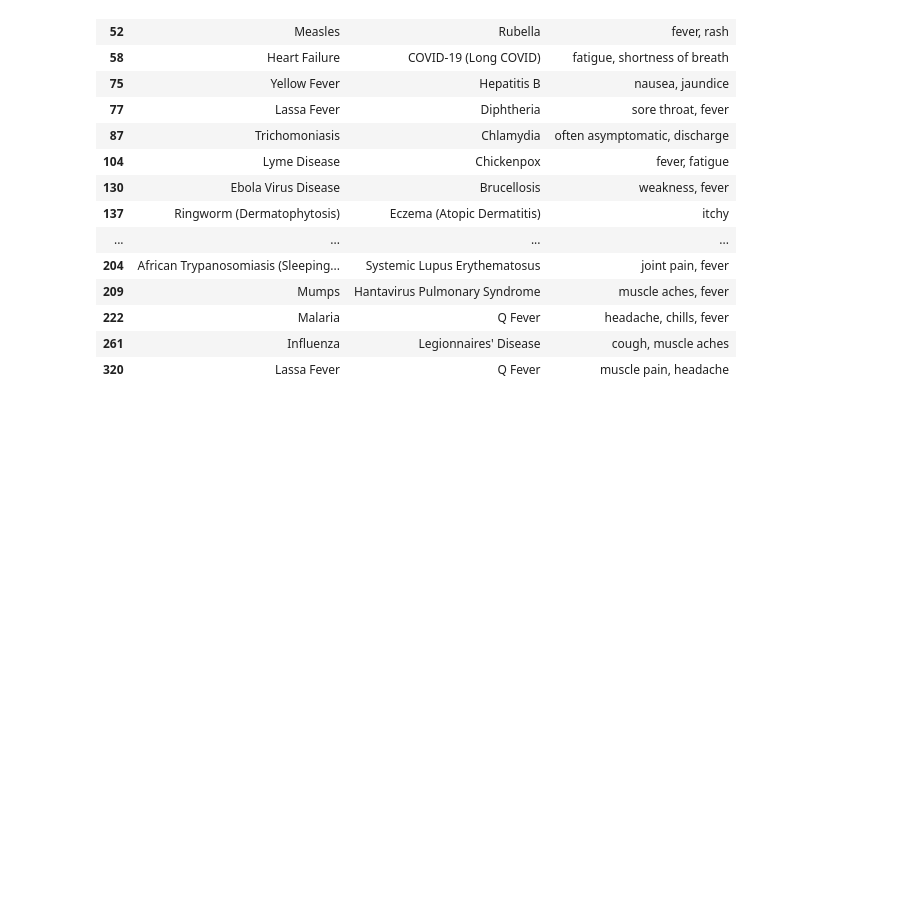
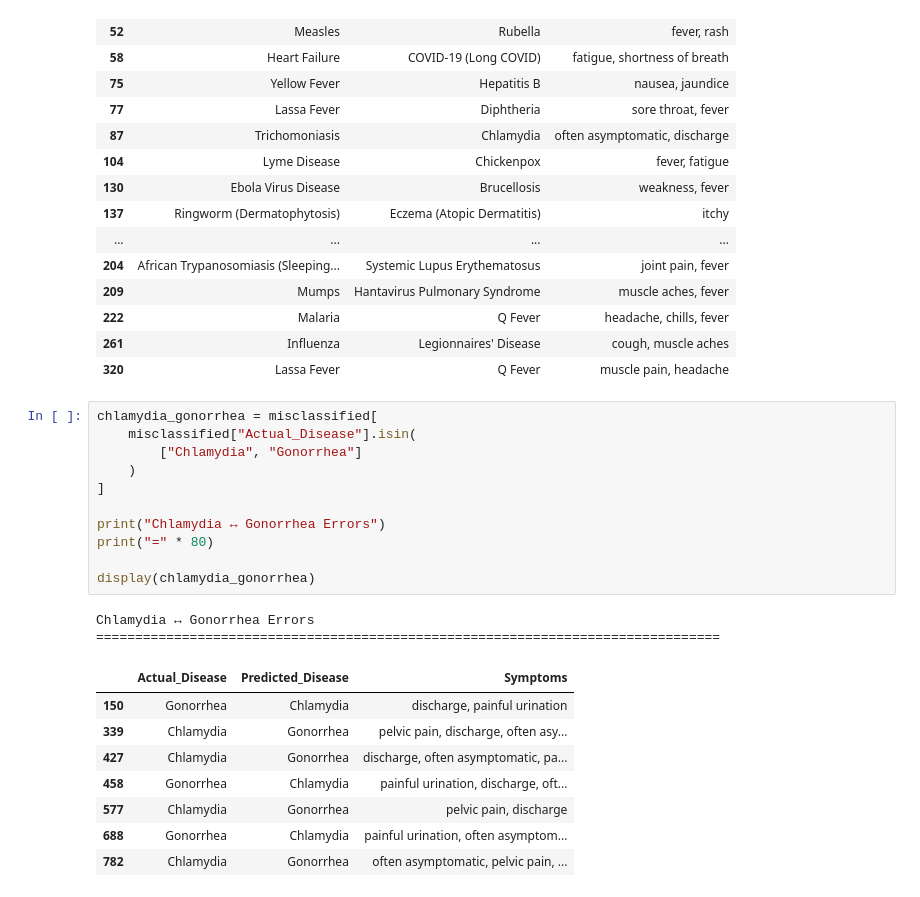
Before and after one commit to C026-01-0774-2023-NewtonOlando/new_health, a Jupyter notebook: new_health1.ipynb, the cells around one changed output. Drawn from its saved outputs; the diff is of its cells as text; blank space fills up the shorter version.

```diff
--- a/new_health1.ipynb
+++ b/new_health1.ipynb
@@ -1266,3 +1266,25 @@ First 20 Misclassified Cases
 | 222 | Malaria | Q Fever | headache, chills, fever |
 | 261 | Influenza | Legionnaires' Disease | cough, muscle aches |
 | 320 | Lassa Fever | Q Fever | muscle pain, headache |
+# %%
+chlamydia_gonorrhea = misclassified[
+    misclassified["Actual_Disease"].isin(
+        ["Chlamydia", "Gonorrhea"]
+    )
+]
+
+print("Chlamydia ↔ Gonorrhea Errors")
+print("=" * 80)
+
+display(chlamydia_gonorrhea)
+# %% [output]
+Chlamydia ↔ Gonorrhea Errors
+================================================================================
+|  | Actual_Disease | Predicted_Disease | Symptoms |
+| 150 | Gonorrhea | Chlamydia | discharge, painful urination |
+| 339 | Chlamydia | Gonorrhea | pelvic pain, discharge, often asy... |
+| 427 | Chlamydia | Gonorrhea | discharge, often asymptomatic, pa... |
+| 458 | Gonorrhea | Chlamydia | painful urination, discharge, oft... |
+| 577 | Chlamydia | Gonorrhea | pelvic pain, discharge |
+| 688 | Gonorrhea | Chlamydia | painful urination, often asymptom... |
+| 782 | Chlamydia | Gonorrhea | often asymptomatic, pelvic pain, ... |
```
Also changed, not shown: parts of 3 cells of this notebook.
